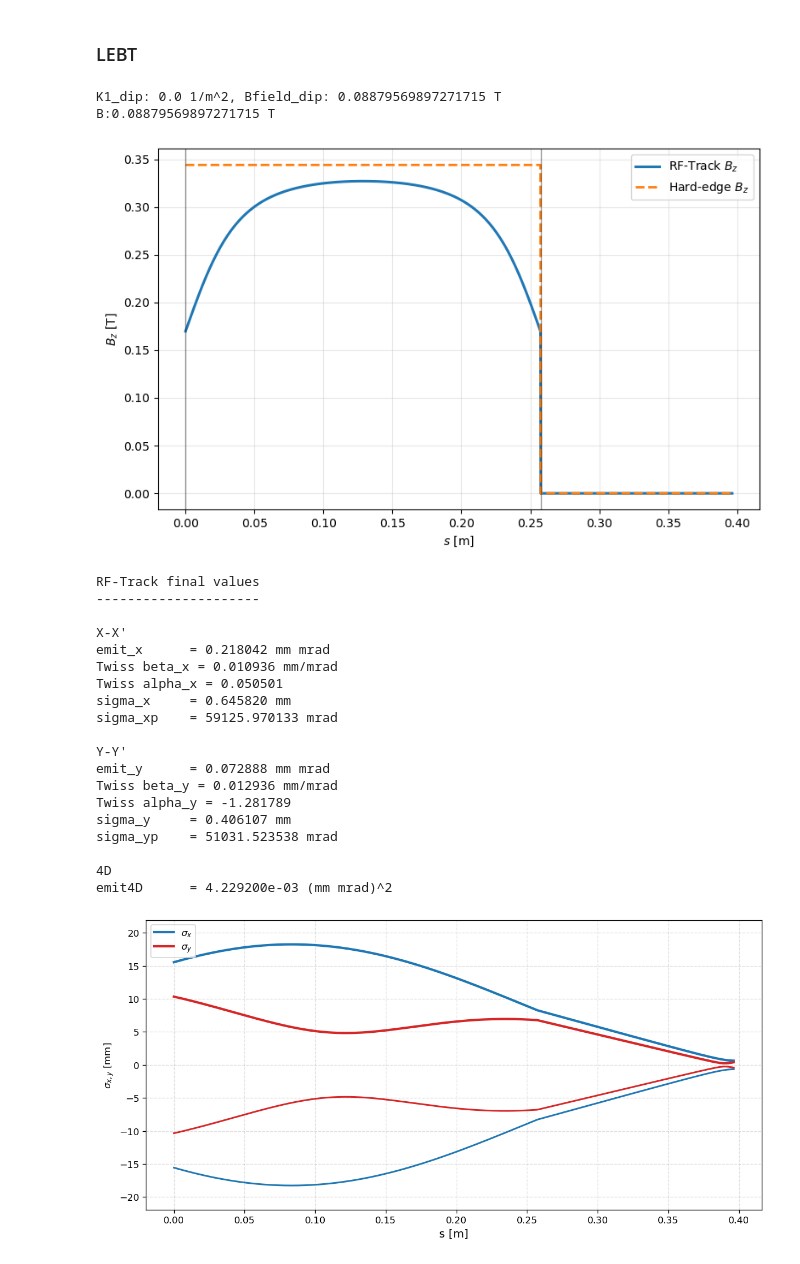
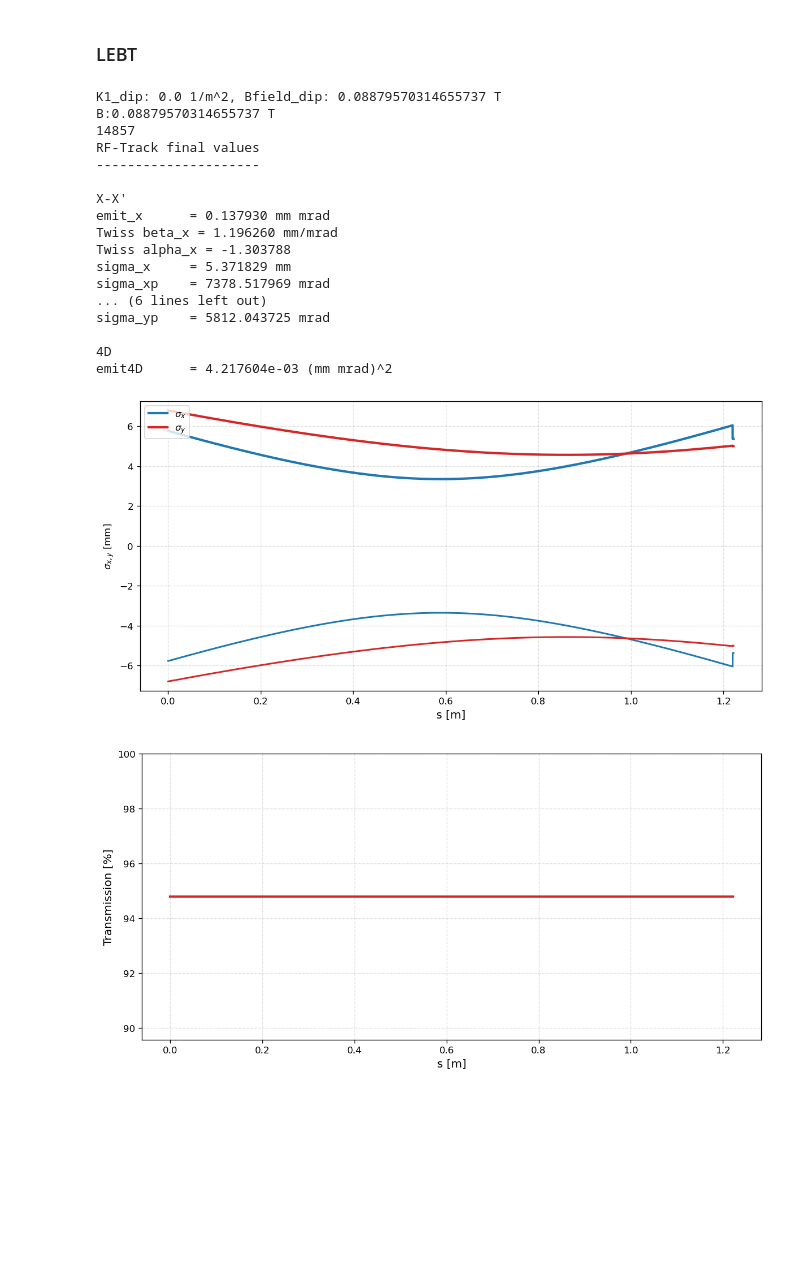
Before and after one commit to psolmor/Validation-of-linear-ion-accelerator, a Jupyter notebook: rftrack/analysis_rftrack.ipynb, the cells around one changed output. Cells and saved outputs as stored; diff of their text form; code cells hidden in the pictures; blank space fills up the shorter version.

```diff
--- a/rftrack/analysis_rftrack.ipynb
+++ b/rftrack/analysis_rftrack.ipynb
@@ -48,7 +44,6 @@ N: 14875, Mass: 11174.9 MeV, Energy: 0.182629 MeV, Frequency: 749.48 MHz, Curren
 ### LEBT
 # %%
 lebt = create_lebt(B0)
-s, Bx, By, Bz, Babs = plot_solenoid_field_lattice(lebt)
 
 
 B1 = lebt.track(B0)
@@ -61,7 +56,20 @@ xp = M1[:, 1]   # rad
 y  = M1[:, 2]   # mm
 yp = M1[:, 3]   # rad
 
+# Save phassapce data to a text file
+out_file = Path("rftrack_lebt_phase space.txt")
+
+data = np.column_stack((x,y))
+
+np.savetxt(
+    out_file,
+    data,
+    header="x[mm] y[mm]",
+    fmt="%.10e"
+)
+
 N=len(x)
+print(N)
 
 sigma_x_mm = np.std(x)
 sigma_y_mm = np.std(y)
@@ -139,53 +147,49 @@ color_y = 'tab:red'
 ax.plot(s,  mx,  color=color_x, linewidth=2.5, linestyle='-',  label=r'$\sigma_x$')
 ax.plot(s, -mx,  color=color_x, linewidth=1.8, linestyle='-')
 ax.plot(s,  my,  color=color_y, linewidth=2.5, linestyle='-',  label=r'$\sigma_y$')
 ax.plot(s, -my,  color=color_y, linewidth=1.8, linestyle='-')
 ax.set_xlabel('s [m]', fontsize=12)
 ax.set_ylabel(r'$\sigma_{x,y}$ [mm]')
 
 
 ax.set_ylim(-max(mx)*1.2, max(mx)*1.2)
 
 ax.legend(loc='upper left')
 ax.grid(True, linestyle='--', alpha=0.4)
 
 #plot_lattice(ax)
 
 plt.tight_layout()
 fig.savefig(results_dir / "rftrack_lebt_lattice.png", bbox_inches="tight")
 plt.show()
 
 #Plot transmission
 
 plt.figure(figsize=(10, 5), dpi=120)
 plt.plot(s, N/15673*100, color='tab:red', linewidth=2.5, linestyle='-', label='Transmission')
 plt.xlabel('s [m]', fontsize=12)
 plt.ylabel('Transmission [%]', fontsize=12)
 plt.grid(True, linestyle='--', alpha=0.4)
 plt.tight_layout()
 plt.savefig(results_dir / "rftrack_lebt_transmission.png", bbox_inches="tight")
 plt.show()
 # %% [output]
-K1_dip: 0.0 1/m^2, Bfield_dip: 0.08879569897271715 T
-B:0.08879569897271715 T
+K1_dip: 0.0 1/m^2, Bfield_dip: 0.08879570314655737 T
+B:0.08879570314655737 T
+14857
+RF-Track final values
+---------------------
+
+X-X'
+emit_x      = 0.137930 mm mrad
+Twiss beta_x = 1.196260 mm/mrad
+Twiss alpha_x = -1.303788
+sigma_x     = 5.371829 mm
+sigma_xp    = 7378.517969 mrad
+... (6 lines left out)
+sigma_yp    = 5812.043725 mrad
+
+4D
+emit4D      = 4.217604e-03 (mm mrad)^2
-[figure, old version]
+[figure, new version]
-RF-Track final values
----------------------
-
-X-X'
-emit_x      = 0.218042 mm mrad
-Twiss beta_x = 0.010936 mm/mrad
-Twiss alpha_x = 0.050501
-sigma_x     = 0.645820 mm
-sigma_xp    = 59125.970133 mrad
-
-Y-Y'
-emit_y      = 0.072888 mm mrad
-Twiss beta_y = 0.012936 mm/mrad
-Twiss alpha_y = -1.281789
-sigma_y     = 0.406107 mm
-sigma_yp    = 51031.523538 mrad
-
-4D
-emit4D      = 4.229200e-03 (mm mrad)^2
-[figure, old version]
+[figure, new version]
```
Also changed, not shown: parts of 2 cells of this notebook, 42 other files.
